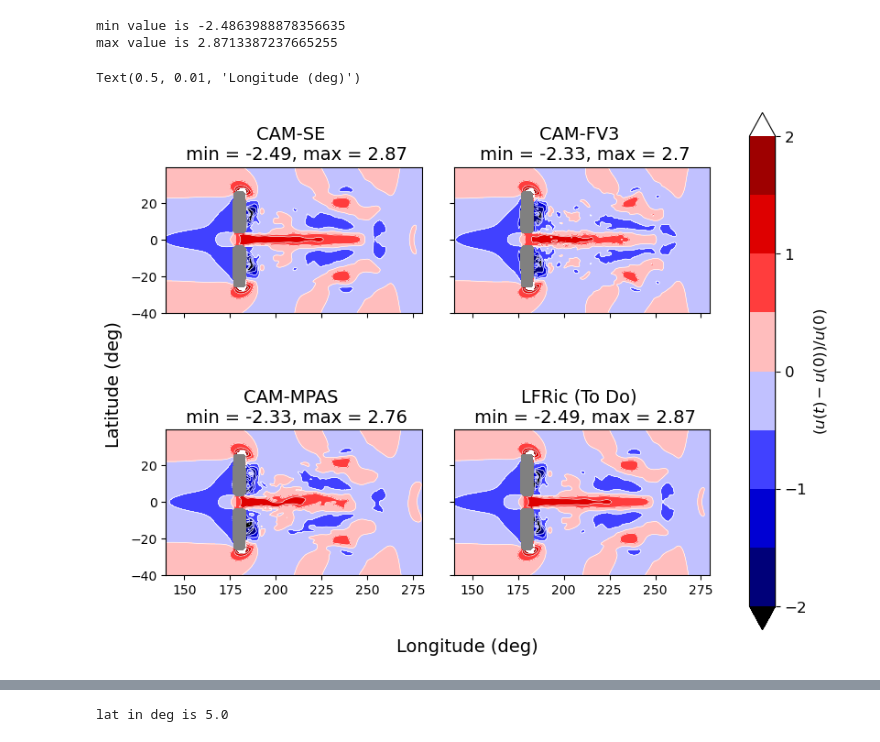
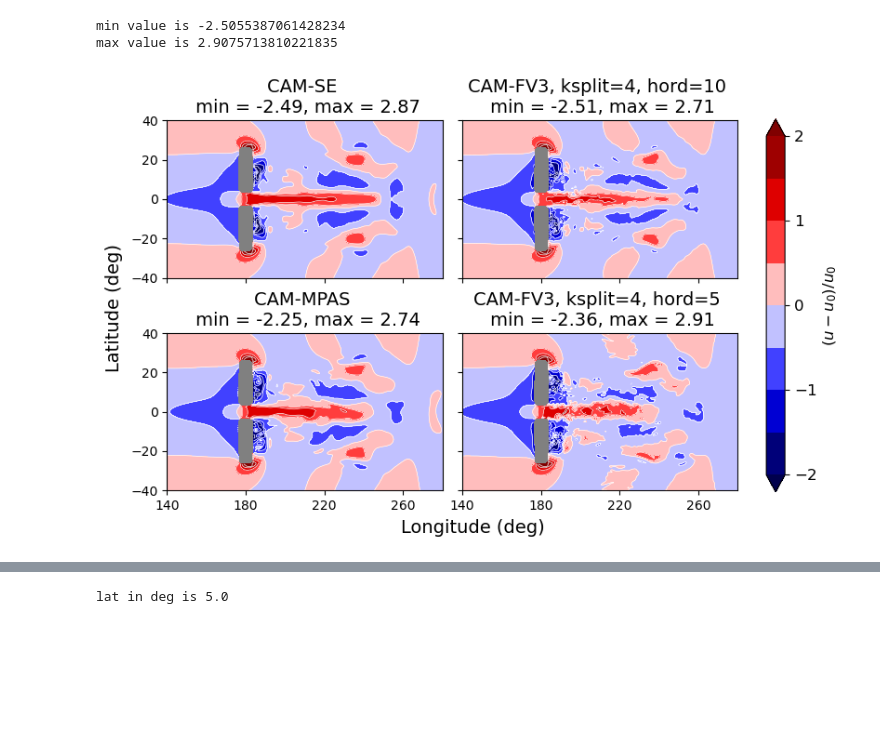
Before and after one commit to ta440/dcmip2025_gap_and_vortex, a Jupyter notebook: jupyter_notebooks/gap_2_by_2_paper_figures.ipynb, the cells around one changed output, grey strips where cells are left out. Drawn from its saved outputs; the diff is of its cells as text; code cells hidden in the pictures; blank space fills up the shorter version.

Commit message:
some new plotting scripts

```diff
--- a/jupyter_notebooks/gap_2_by_2_paper_figures.ipynb
+++ b/jupyter_notebooks/gap_2_by_2_paper_figures.ipynb
@@ -37,19 +38,19 @@ def z_interp(h, field_vals_all, lon, lat, z_val):
 rot = True
 
 dycore1 = 'CAM-SE'
-dycore2 = 'CAM-FV3'
+dycore2 = 'CAM-FV3, ksplit=4, hord=10'
 dycore3 = 'CAM-MPAS'
-dycore4 = 'LFRic (To Do)'
+dycore4 = 'CAM-FV3, ksplit=4, hord=5'
 
 res1 = 'se_ne60'
 res2 = 'fv3_C192'
 res3 = 'mpasa60'
-res4 = 'se_ne60'
+res4 = 'fv3_C192'
 
 test_name_start1 = 'cam_6_4_100'
 test_name_start2 = 'cam_6_4_070_horiz_mount_flow'
 test_name_start3 = 'cam_6_4_080_paper_six'
-test_name_start4 = 'cam_6_4_100'
+test_name_start4 = 'cam_6_4_070_horiz_mount_flow'
 
 lev_no1 = 'ztop20km_L57'
 lev_no2 = 'ztop20km_L57'
@@ -57,15 +58,15 @@ lev_no3 = 'L20km_L57'
 lev_no4 = 'ztop20km_L57'
 
 extra_name1 = 'tau_1_10'
-extra_name2 = 'tau_1_10'
-extra_name3 = 'tau_1_10'
-extra_name4 = extra_name1
+extra_name2 = 'tau_1_10_no_vortdamp'
+extra_name3 = 'tau_1_10_new_vgrid'
+extra_name4 = 'tau_1_10_no_vortdamp_ksplit4_hord5'
 
 
 case1 = f'{test_name_start1}_{res1}_{lev_no1}'
 case2 = f'{test_name_start2}_{res2}_{lev_no2}'
 case3 = f'{test_name_start3}_{res3}_{lev_no3}'
-case4 = case1 #f'{test_name_start4}_{dycore4}_{res4}_{lev_no4}'
+case4 = f'{test_name_start4}_{res4}_{lev_no4}'
 
 
 # Compare three files
@@ -83,7 +84,7 @@ else:
 nc_file1 = nc_file1 + '.nc'
 nc_file2 = nc_file2 + '.regrid.0.5x0.5.nc'  # FV3 needs regridding
 nc_file3 = nc_file3 + '.regrid.0.5x0.5.nc'  # MPAS needs regridding
-nc_file4 = nc_file4 + '.nc'
+nc_file4 = nc_file4 + '.regrid.0.5x0.5.nc'
 # %%
 run_base = "/glade/derecho/scratch/timand/"
 
@@ -111,11 +112,11 @@ if rot == True:
 
     lon_crop_left = 140.
     lon_crop_right = 280.
-    lon_ticks = np.linspace(140, 280, 8)
+    lon_ticks = np.linspace(140, 260, 4)
 else:
     lat_crop_up = 50.
     lat_cent_down = -50.
-    lat_ticks = np.linspace(-40,40,5)
+    lat_ticks = np.linspace(-40, 40, 5)
 
     lon_crop_left = 160.
     lon_crop_right = 280.
@@ -177,5 +172,11 @@ U_cmap.set_over('white')
 # %%
 # Plot for U
+U_cmap = matplotlib.cm.seismic
+#U_cmap = matplotlib.cm.RdYlBu_r
+#U_cmap.set_under('k')
+#U_cmap.set_over('white')
+
+#U_cmap = cmaps.ncl_default
 
 U_max1 = np.nanmax(U_field_vals1)
 U_max2 = np.nanmax(U_field_vals2)
@@ -193,7 +194,11 @@ U_minmin = min(U_min1, U_min2, U_min3, U_min4)
 print('min value is', U_minmin)
 print('max value is', U_maxmax)
 
-fig, axes = plt.subplots(2,2, sharey=True, sharex=True, figsize = (8,6), layout="constrained")
+if rot:
+    fig, axes = plt.subplots(2,2, sharey=True, sharex=True, figsize = (8,5), layout="constrained")
+else:
+    fig, axes = plt.subplots(2,2, sharey=True, sharex=True, figsize = (8,6.5), layout="constrained")
+
 (ax1, ax2), (ax3, ax4) = axes
 
 if rot:
@@ -211,38 +216,46 @@ plot4 = ax4.contourf(LON, LAT, U_field_vals4, levels = U_conts, cmap=U_cmap, nor
 U_title = 'Normalised velocity perturbation'
 
 # If we want contours overlaid:
 ax1.contour(LON, LAT, U_field_vals1, levels = U_conts, linestyles='solid', colors='white', linewidths=0.5, norm=norm, extend = 'both')
 ax2.contour(LON, LAT, U_field_vals2, levels = U_conts, linestyles='solid', colors='white', linewidths=0.5, norm=norm, extend = 'both')
 ax3.contour(LON, LAT, U_field_vals3, levels = U_conts, linestyles='solid', colors='white', linewidths=0.5, norm=norm, extend = 'both')
 ax4.contour(LON, LAT, U_field_vals4, levels = U_conts, linestyles='solid', colors='white', linewidths=0.5, norm=norm, extend = 'both')
 
 
 ax1.set_aspect('equal')
 ax2.set_aspect('equal')
 ax3.set_aspect('equal')
 ax4.set_aspect('equal')
 
 ax1.set_facecolor("grey")
 ax2.set_facecolor("grey")
 ax3.set_facecolor("grey")
 ax4.set_facecolor("grey")
 
+plt.xticks(lon_ticks)
+plt.yticks(lat_ticks)
+
 cb = plt.colorbar(plot4, ax=axes, ticks = tick_range, fraction=0.4)
-cb.set_label(label='$(u(t) - u(0))/u(0)$', size=small_size)
+cb.set_label(label=r"$(u - u_0)/u_0$", size=small_size)
 cb.ax.tick_params(labelsize=12)
 
 ax1.set_title(f'{dycore1} \n min = {np.round(U_min1,2)}, max = {np.round(U_max1,2)}', size=label_size)
 ax2.set_title(f'{dycore2} \n min = {np.round(U_min2,2)}, max = {np.round(U_max2,2)}', size=label_size)
 ax3.set_title(f'{dycore3} \n min = {np.round(U_min3,2)}, max = {np.round(U_max3,2)}', size=label_size)
 ax4.set_title(f'{dycore4} \n min = {np.round(U_min4,2)}, max = {np.round(U_max4,2)}', size=label_size)
 
 fig.supylabel('Latitude (deg)', size=label_size)
 fig.supxlabel('Longitude (deg)', size=label_size)
+
+# If saving:
+if rot:
+    plt.savefig('figures/gap_with_rot_U.png')
+else:
+    plt.savefig('figures/gap_omega0_U.png')
 # %% [output]
-min value is -2.4863988878356635
-max value is 2.8713387237665255
+min value is -2.5055387061428234
+max value is 2.9075713810221835
-Text(0.5, 0.01, 'Longitude (deg)')
-[figure, old version]
+[figure, new version]
 # %%
 # T plot
 
```
Also changed, not shown: parts of 8 cells of this notebook, 4 other files.
